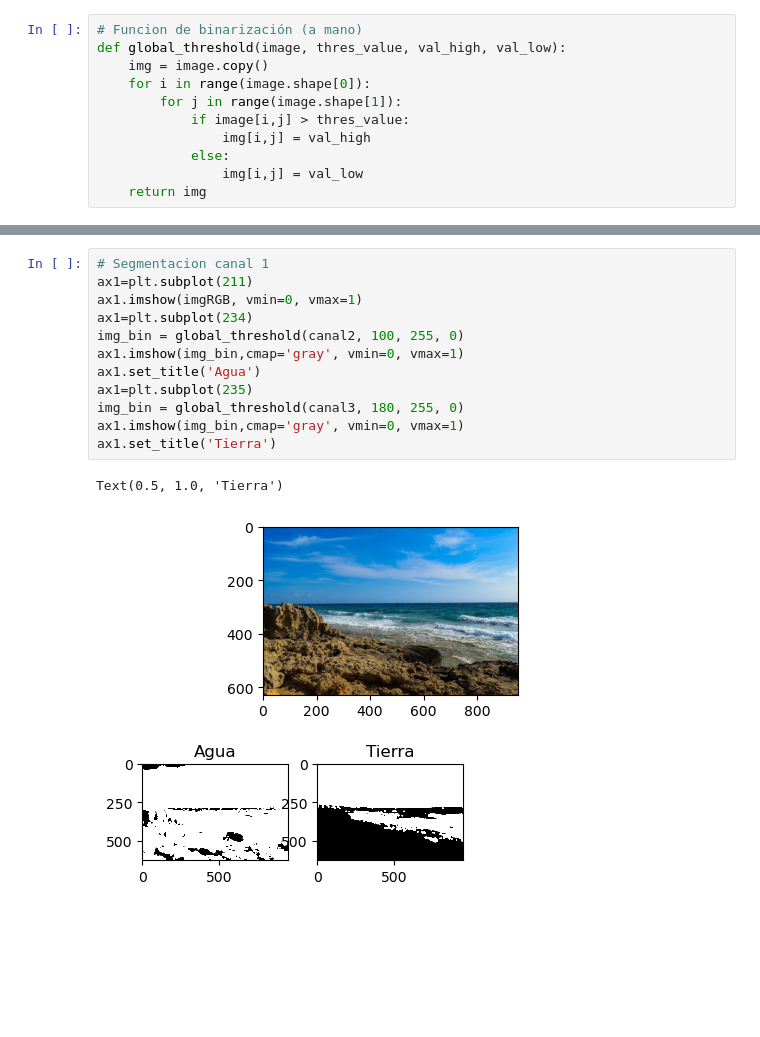
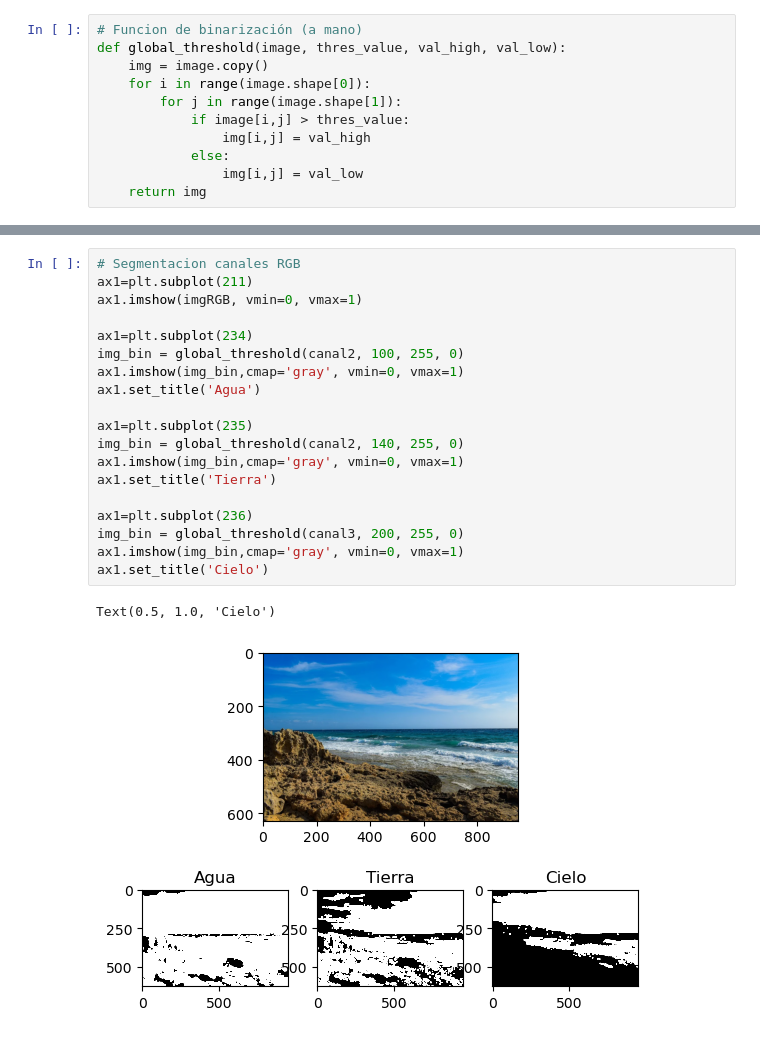
Before and after one commit to juanpsch/vision_computadora_I, a Jupyter notebook: Material_TPs/TP1/TP1.ipynb, the cells around one changed output, grey strips where cells are left out. Saved outputs shown, nothing was run; the diff lists cells and outputs as text; blank space fills up the shorter version.

```diff
--- a/Material_TPs/TP1/TP1.ipynb
+++ b/Material_TPs/TP1/TP1.ipynb
@@ -194,15 +284,22 @@ def global_threshold(image, thres_value, val_high, val_low):
 # %%
-# Segmentacion canal 1
+# Segmentacion canales RGB
 ax1=plt.subplot(211)
 ax1.imshow(imgRGB, vmin=0, vmax=1)
+
 ax1=plt.subplot(234)
 img_bin = global_threshold(canal2, 100, 255, 0)
 ax1.imshow(img_bin,cmap='gray', vmin=0, vmax=1)
 ax1.set_title('Agua')
+
 ax1=plt.subplot(235)
-img_bin = global_threshold(canal3, 180, 255, 0)
+img_bin = global_threshold(canal2, 140, 255, 0)
 ax1.imshow(img_bin,cmap='gray', vmin=0, vmax=1)
 ax1.set_title('Tierra')
+
+ax1=plt.subplot(236)
+img_bin = global_threshold(canal3, 200, 255, 0)
+ax1.imshow(img_bin,cmap='gray', vmin=0, vmax=1)
+ax1.set_title('Cielo')
 # %% [output]
-Text(0.5, 1.0, 'Tierra')
+Text(0.5, 1.0, 'Cielo')
-[figure, old version]
+[figure, new version]
```
Also changed, not shown: parts of 17 cells of this notebook.
